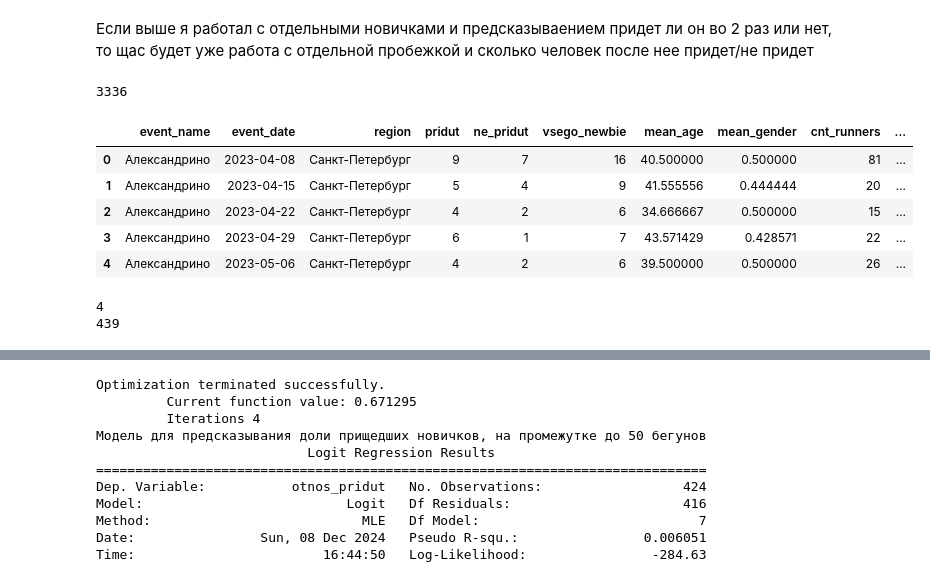
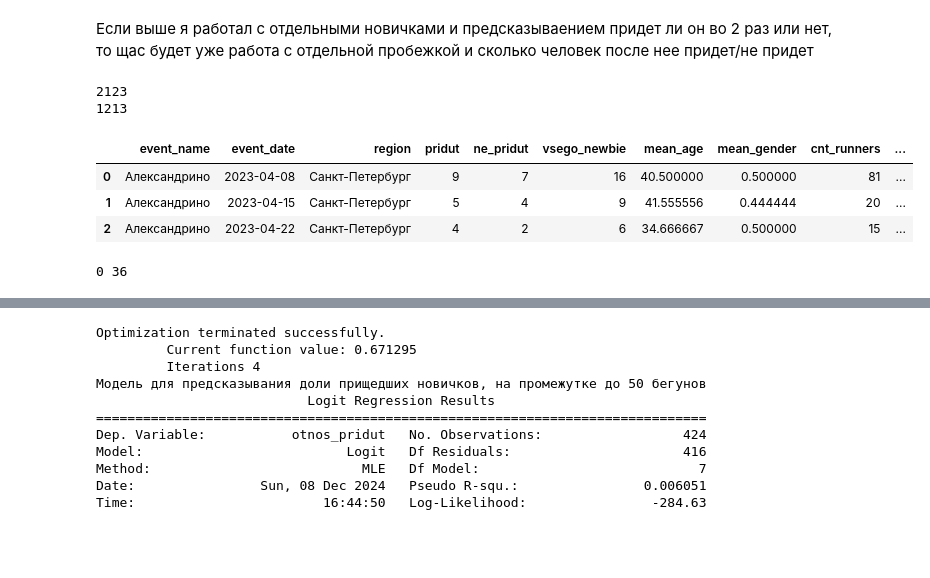
Before and after one commit to Alex12345432141242/abort-404, a Jupyter notebook: gipoteza_volunteer.ipynb, the cells around one changed output, grey strips where cells are left out. Cells and saved outputs as stored; diff of their text form; code cells hidden in the pictures; blank space fills up the shorter version.

```diff
--- a/gipoteza_volunteer.ipynb
+++ b/gipoteza_volunteer.ipynb
@@ -1423,40 +1599,55 @@ is_male              0.1181      0.060      1.977      0.048       0.001       0
 # %%
 cnt_ludei = starts.groupby(['event_name', 'event_date']).agg(
     cnt_runners = ('athlete_id', 'count'),
     region = ('region', 'last'),
     discomfort_index = ('discomfort_index','last')
 )
 
 info_about_jogging = first_runs.groupby(['event_name', 'event_date', 'region']).agg(
     pridut = ('athlete_id', lambda x: len(x[first_runs['is_repeated'] == 1])),
     ne_pridut = ('athlete_id', lambda x: len(x[first_runs['is_repeated'] == 0])),
     vsego_newbie = ('athlete_id', 'count'),
     mean_age = ('athlete_age', 'mean'),
     mean_gender =('is_male', lambda x: x.sum() / len(x))        #чем ближе к 1 - тем больше мужчин на пробежке было
 
 ).reset_index()
 info_about_jogging = info_about_jogging.merge(cnt_ludei, on=['event_date', 'event_name', 'region'], how='left')
 info_about_jogging = info_about_jogging.merge(volunteer_counts, on=['event_date','event_name'], how='left')
 
-info_about_jogging = info_about_jogging.fillna(0)
+#info_about_jogging = info_about_jogging.fillna(0)
+#print(info_about_jogging.isnull().sum())
 info_about_jogging['otnos_ne_pridut'] = info_about_jogging['ne_pridut'] / info_about_jogging['vsego_newbie']
 info_about_jogging['otnos_pridut'] = 1 - info_about_jogging['otnos_ne_pridut']
-
-print(len(info_about_jogging))
+print(len(info_about_jogging[info_about_jogging['Связи с общественностью'] == 0]))
+print(len(info_about_jogging[info_about_jogging['Связи с общественностью'] > 0]))
 info_about_jogging['cnt_volunteers'] = info_about_jogging.iloc[:, 10:37].sum(axis=1)
 info_about_jogging = info_about_jogging[info_about_jogging['vsego_newbie'] > 5]
-display(info_about_jogging.head(5))
+#display(info_about_jogging[(info_about_jogging.event_name == 'Коломна Парк Мира') & (info_about_jogging.event_date == '2023-11-04')].head(5))
+
+display(info_about_jogging.head(3))
 # %% [output]
-3336
+2123
+1213
 |  | event_name | event_date | region | pridut | ne_pridut | vsego_newbie | mean_age | mean_gender | cnt_runners | ... |
 | 0 | Александрино | 2023-04-08 | Санкт-Петербург | 9 | 7 | 16 | 40.500000 | 0.500000 | 81 | ... |
 | 1 | Александрино | 2023-04-15 | Санкт-Петербург | 5 | 4 | 9 | 41.555556 | 0.444444 | 20 | ... |
 | 2 | Александрино | 2023-04-22 | Санкт-Петербург | 4 | 2 | 6 | 34.666667 | 0.500000 | 15 | ... |
-| 3 | Александрино | 2023-04-29 | Санкт-Петербург | 6 | 1 | 7 | 43.571429 | 0.428571 | 22 | ... |
-| 4 | Александрино | 2023-05-06 | Санкт-Петербург | 4 | 2 | 6 | 39.500000 | 0.500000 | 26 | ... |
-# %%
-print(len(info_about_jogging[(info_about_jogging['Замыкающий'] == 0) & (info_about_jogging.cnt_runners <= 50)]))
-print(len(info_about_jogging[(info_about_jogging.cnt_runners <= 50)]))
-# %% [output]
-4
-439
+# %%
+jogging = info_about_jogging[['event_name', 'region', 'event_date', 'cnt_runners', 'vsego_newbie', 'Связи с общественностью']]
+jogging = jogging.sort_values(by='event_name')
+no_duplicates = jogging.drop_duplicates(['event_name', 'region'])
+cnt = 0
+vsego = 0
+for i in range(len(no_duplicates)):
+    now = no_duplicates.iloc[i,:]
+    event, regionn = now.iloc[0], now.iloc[1]
+    need_joggings = info_about_jogging[(info_about_jogging.region == regionn) & (info_about_jogging.event_name == event)]
+    with_vol, without_vol = need_joggings[need_joggings['Связи с общественностью'] > 0]['cnt_runners'], need_joggings[need_joggings['Связи с общественностью'] == 0]['cnt_runners']
+    if len(with_vol) > 0 and len(without_vol) > 0:
+        vsego += 1
+        u_statistic, p_value = stats.mannwhitneyu(with_vol, without_vol, alternative='two-sided')
+        if p_value < 0.05:
+            cnt += 1
+print(cnt, vsego)
+# %% [output]
+0 36
```
Also changed, not shown: parts of 13 cells of this notebook.
